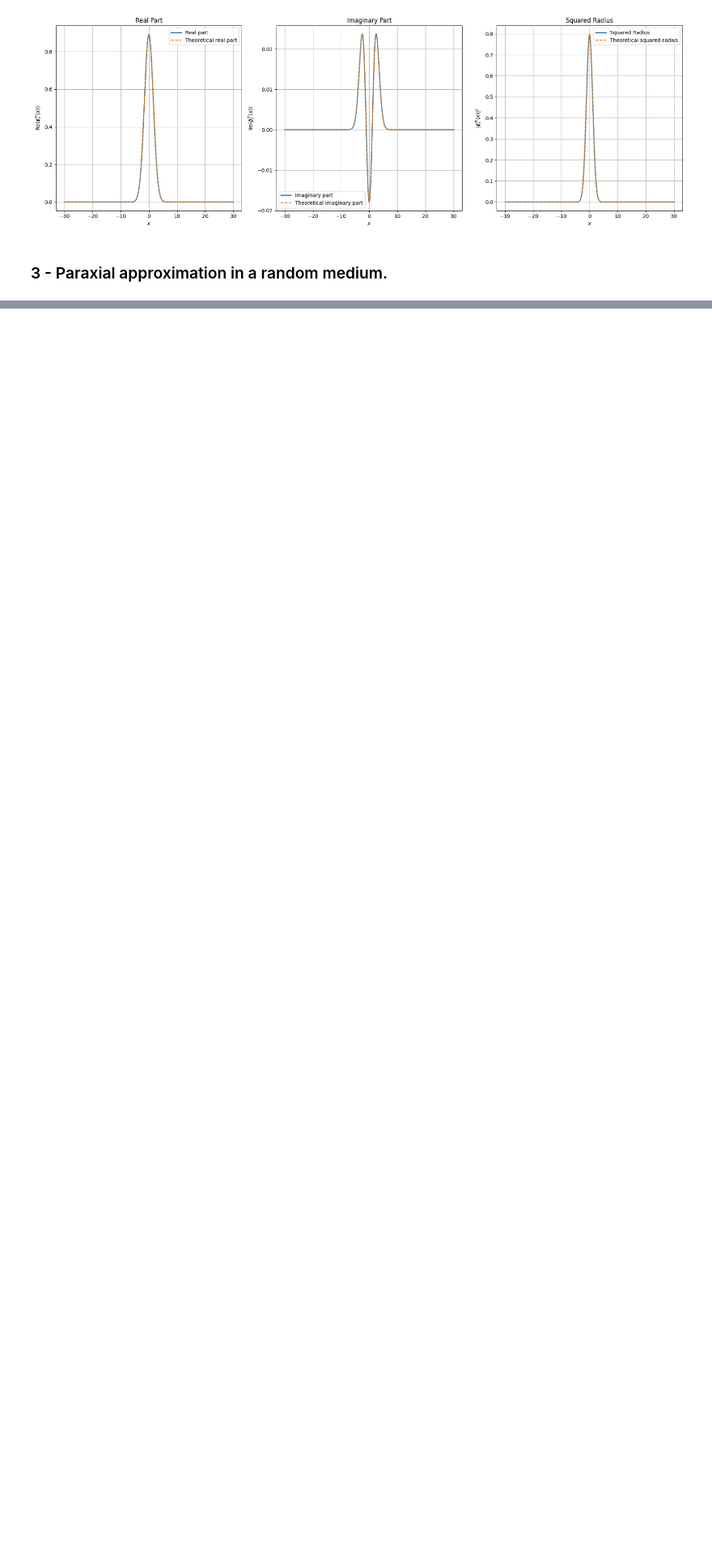
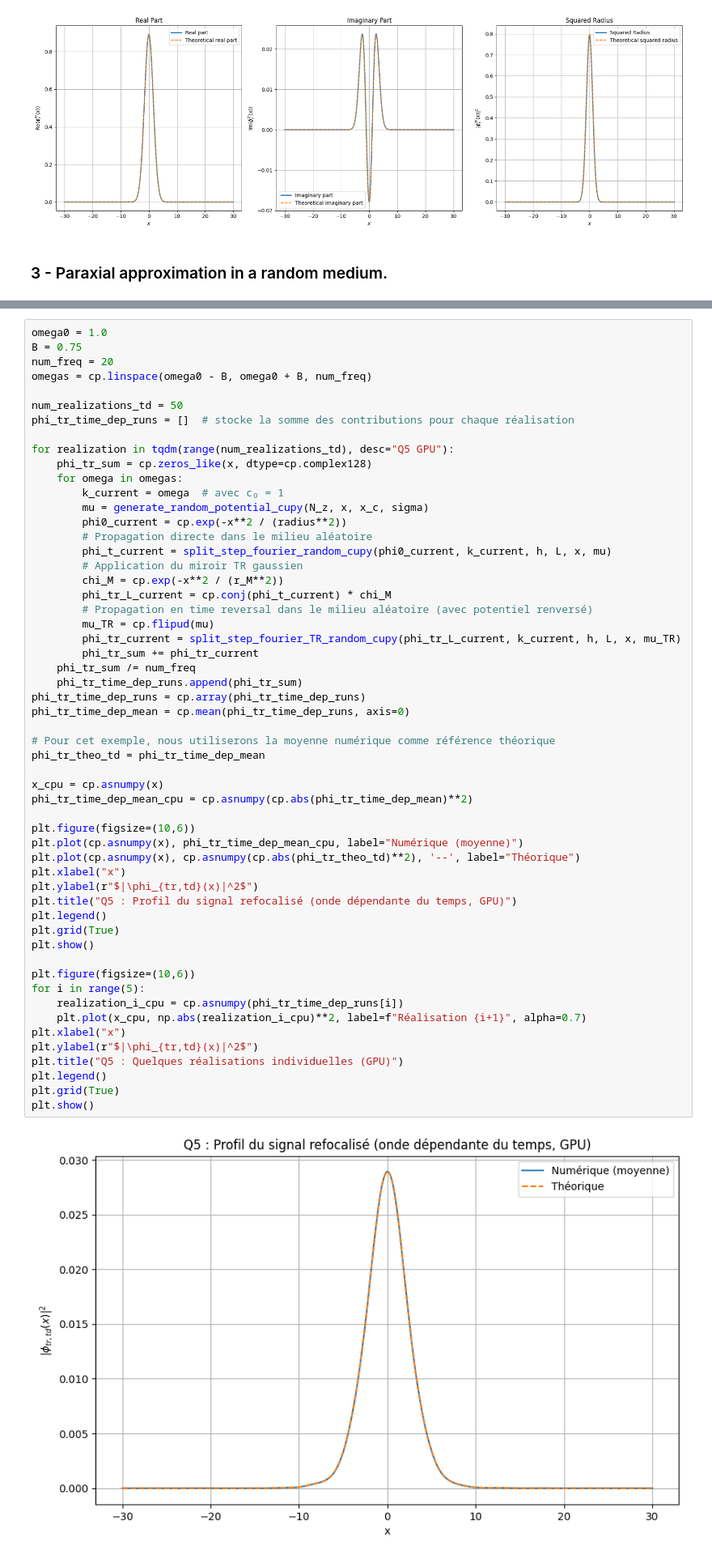
Before and after one commit to cyrielletheobald/mva_inverse_problems, a Jupyter notebook: time_reversal.ipynb, the cells around one changed output, grey strips where cells are left out. Shown at 81% size. Saved outputs shown, nothing was run; the diff lists cells and outputs as text; blank space fills up the shorter version.

```diff
--- a/time_reversal.ipynb
+++ b/time_reversal.ipynb
@@ -314,0 +679,57 @@ plt.show()
+# %%
+omega0 = 1.0
+B = 0.75
+num_freq = 20
+omegas = cp.linspace(omega0 - B, omega0 + B, num_freq)
+
+num_realizations_td = 50
+phi_tr_time_dep_runs = []  # stocke la somme des contributions pour chaque réalisation
+
+for realization in tqdm(range(num_realizations_td), desc="Q5 GPU"):
+    phi_tr_sum = cp.zeros_like(x, dtype=cp.complex128)
+    for omega in omegas:
+        k_current = omega  # avec c₀ = 1
+        mu = generate_random_potential_cupy(N_z, x, x_c, sigma)
+        phi0_current = cp.exp(-x**2 / (radius**2))
+        # Propagation directe dans le milieu aléatoire
+        phi_t_current = split_step_fourier_random_cupy(phi0_current, k_current, h, L, x, mu)
+        # Application du miroir TR gaussien
+        chi_M = cp.exp(-x**2 / (r_M**2))
+        phi_tr_L_current = cp.conj(phi_t_current) * chi_M
+        # Propagation en time reversal dans le milieu aléatoire (avec potentiel renversé)
+        mu_TR = cp.flipud(mu)
+        phi_tr_current = split_step_fourier_TR_random_cupy(phi_tr_L_current, k_current, h, L, x, mu_TR)
+        phi_tr_sum += phi_tr_current
+    phi_tr_sum /= num_freq
+    phi_tr_time_dep_runs.append(phi_tr_sum)
+phi_tr_time_dep_runs = cp.array(phi_tr_time_dep_runs)
+phi_tr_time_dep_mean = cp.mean(phi_tr_time_dep_runs, axis=0)
+
+# Pour cet exemple, nous utiliserons la moyenne numérique comme référence théorique
+phi_tr_theo_td = phi_tr_time_dep_mean
+
+x_cpu = cp.asnumpy(x)
+phi_tr_time_dep_mean_cpu = cp.asnumpy(cp.abs(phi_tr_time_dep_mean)**2)
+
+plt.figure(figsize=(10,6))
+plt.plot(cp.asnumpy(x), phi_tr_time_dep_mean_cpu, label="Numérique (moyenne)")
+plt.plot(cp.asnumpy(x), cp.asnumpy(cp.abs(phi_tr_theo_td)**2), '--', label="Théorique")
+plt.xlabel("x")
+plt.ylabel(r"$|\phi_{tr,td}(x)|^2$")
+plt.title("Q5 : Profil du signal refocalisé (onde dépendante du temps, GPU)")
+plt.legend()
+plt.grid(True)
+plt.show()
+
+plt.figure(figsize=(10,6))
+for i in range(5):
+    realization_i_cpu = cp.asnumpy(phi_tr_time_dep_runs[i])
+    plt.plot(x_cpu, np.abs(realization_i_cpu)**2, label=f"Réalisation {i+1}", alpha=0.7)
+plt.xlabel("x")
+plt.ylabel(r"$|\phi_{tr,td}(x)|^2$")
+plt.title("Q5 : Quelques réalisations individuelles (GPU)")
+plt.legend()
+plt.grid(True)
+plt.show()
+# %% [output]
+[figure, added]
```
Also changed, not shown: parts of 16 cells of this notebook.
